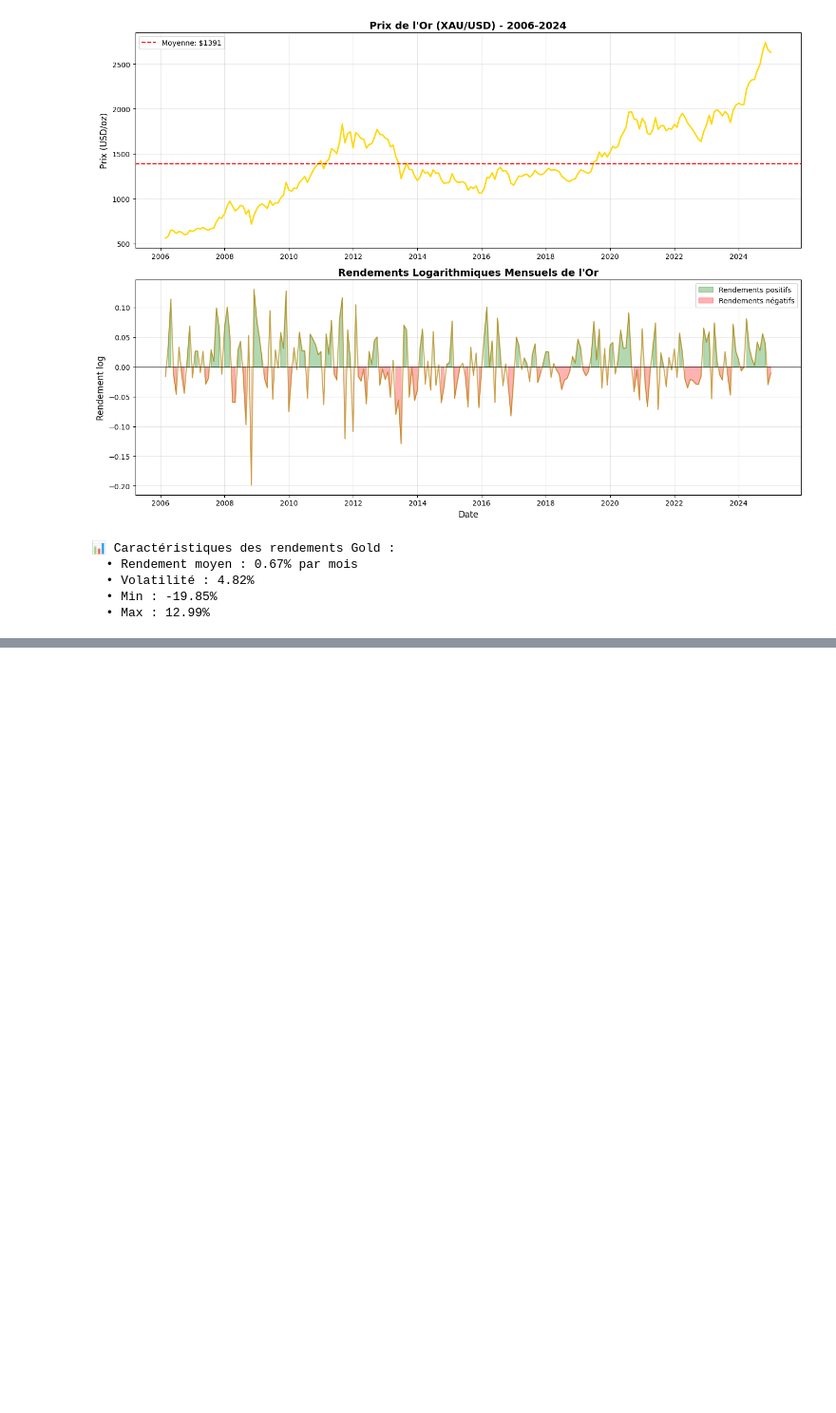
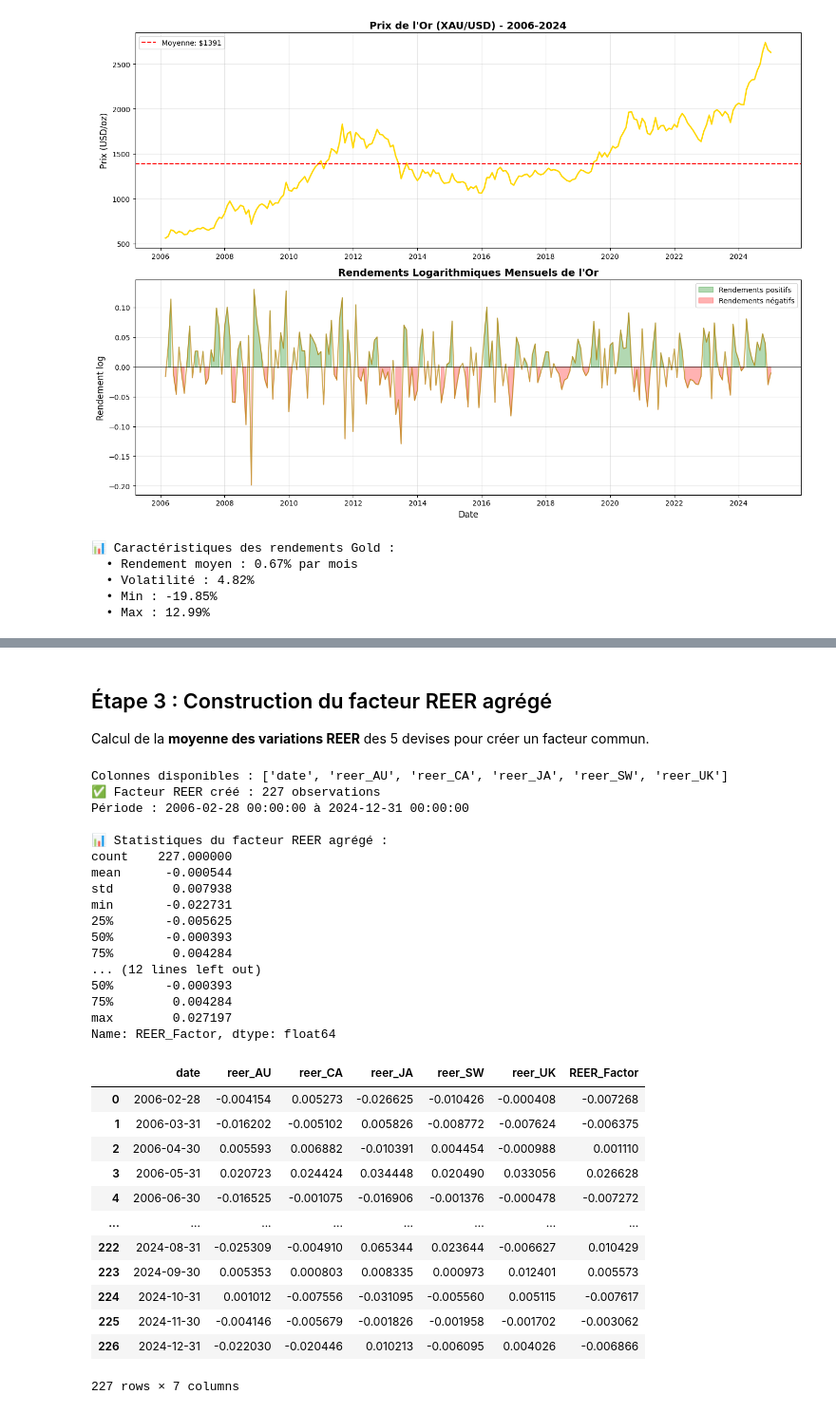
Before and after one commit to Lilas-Bertot/ETUDE-DE-CAS-2, a Jupyter notebook: Étude de cas 2.ipynb, the cells around one changed output, grey strips where cells are left out. Shown at 95% size. Saved outputs shown, nothing was run; the diff lists cells and outputs as text; code cells hidden in the pictures; blank space fills up the shorter version.

```diff
--- a/Étude de cas 2.ipynb
+++ b/Étude de cas 2.ipynb
@@ -2593,0 +2669,68 @@ V3 (SP500+DXY+GCI+GOLD)               46.619927 SP500 + DXY + GCI + GOLD
+# %% [markdown]
+## Étape 3 : Construction du facteur REER agrégé
+
+Calcul de la **moyenne des variations REER** des 5 devises pour créer un facteur commun.
+# %%
+# Créer le facteur REER agrégé = moyenne des variations REER des 5 devises
+# Fusionner tous les REER sur la date
+
+# Commencer avec les dates de référence
+reer_factor_df = reer_monthly['AU'][['date']].copy()
+
+# Ajouter toutes les variations REER
+for currency in ['AU', 'CA', 'JA', 'SW', 'UK']:
+    reer_factor_df = reer_factor_df.merge(
+        reer_monthly[currency][['date', 'reer_change']],
+        on='date',
+        how='inner',
+        suffixes=('', f'_{currency}')
+    )
+    # Renommer la colonne
+    if 'reer_change' in reer_factor_df.columns:
+        reer_factor_df = reer_factor_df.rename(columns={'reer_change': f'reer_{currency}'})
+
+# Vérifier les colonnes
+print("Colonnes disponibles :", reer_factor_df.columns.tolist())
+
+# Calculer la moyenne des 5 variations REER
+reer_cols = [col for col in reer_factor_df.columns if col.startswith('reer_')]
+reer_factor_df['REER_Factor'] = reer_factor_df[reer_cols].mean(axis=1)
+
+print(f"✅ Facteur REER créé : {len(reer_factor_df)} observations")
+print(f"Période : {reer_factor_df['date'].min()} à {reer_factor_df['date'].max()}")
+print(f"\n📊 Statistiques du facteur REER agrégé :")
+print(reer_factor_df['REER_Factor'].describe())
+
+# Afficher les premières lignes
+reer_factor_df
+# %% [output]
+Colonnes disponibles : ['date', 'reer_AU', 'reer_CA', 'reer_JA', 'reer_SW', 'reer_UK']
+✅ Facteur REER créé : 227 observations
+Période : 2006-02-28 00:00:00 à 2024-12-31 00:00:00
+
+📊 Statistiques du facteur REER agrégé :
+count    227.000000
+mean      -0.000544
+std        0.007938
+min       -0.022731
+25%       -0.005625
+50%       -0.000393
+75%        0.004284
+... (12 lines left out)
+50%       -0.000393
+75%        0.004284
+max        0.027197
+Name: REER_Factor, dtype: float64
+|  | date | reer_AU | reer_CA | reer_JA | reer_SW | reer_UK | REER_Factor |
+| 0 | 2006-02-28 | -0.004154 | 0.005273 | -0.026625 | -0.010426 | -0.000408 | -0.007268 |
+| 1 | 2006-03-31 | -0.016202 | -0.005102 | 0.005826 | -0.008772 | -0.007624 | -0.006375 |
+| 2 | 2006-04-30 | 0.005593 | 0.006882 | -0.010391 | 0.004454 | -0.000988 | 0.001110 |
+| 3 | 2006-05-31 | 0.020723 | 0.024424 | 0.034448 | 0.020490 | 0.033056 | 0.026628 |
+| 4 | 2006-06-30 | -0.016525 | -0.001075 | -0.016906 | -0.001376 | -0.000478 | -0.007272 |
+| ... | ... | ... | ... | ... | ... | ... | ... |
+| 222 | 2024-08-31 | -0.025309 | -0.004910 | 0.065344 | 0.023644 | -0.006627 | 0.010429 |
+| 223 | 2024-09-30 | 0.005353 | 0.000803 | 0.008335 | 0.000973 | 0.012401 | 0.005573 |
+| 224 | 2024-10-31 | 0.001012 | -0.007556 | -0.031095 | -0.005560 | 0.005115 | -0.007617 |
+| 225 | 2024-11-30 | -0.004146 | -0.005679 | -0.001826 | -0.001958 | -0.001702 | -0.003062 |
+| 226 | 2024-12-31 | -0.022030 | -0.020446 | 0.010213 | -0.006095 | 0.004026 | -0.006866 |
+227 rows × 7 columns
```
Also changed, not shown: parts of 28 cells of this notebook, 6 other files.
